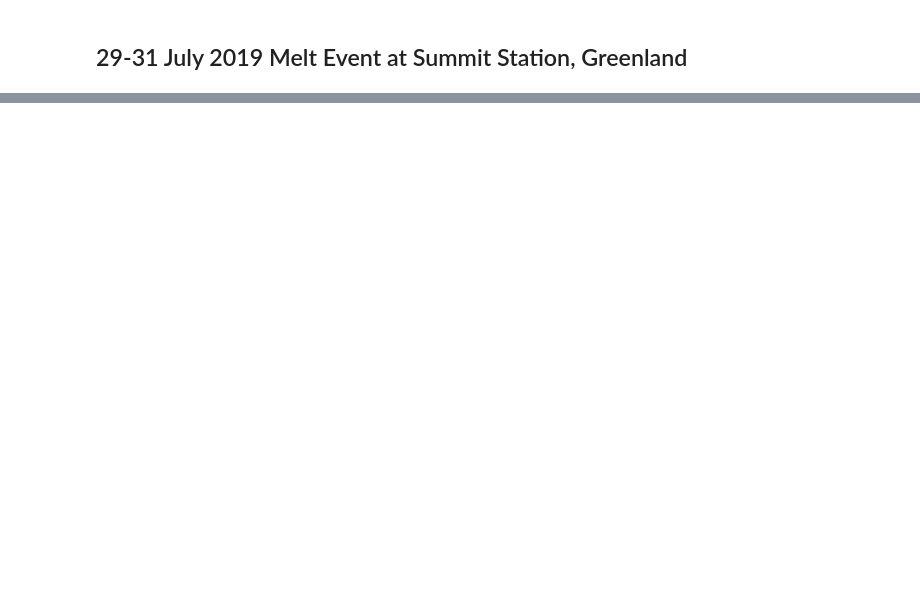
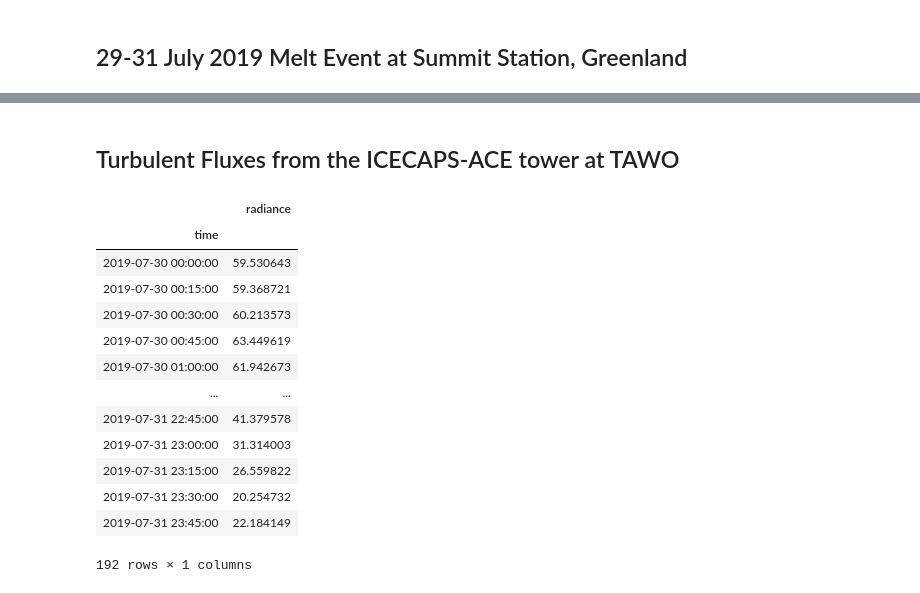
Before and after one commit to vonw/Summit-Melt-Events, a Jupyter notebook: 190729_190731/SummitMelt2019Event.ipynb, the cells around one changed output, grey strips where cells are left out. Saved outputs shown, nothing was run; the diff lists cells and outputs as text; code cells hidden in the pictures; blank space fills up the shorter version.

```diff
--- a/190729_190731/SummitMelt2019Event.ipynb
+++ b/190729_190731/SummitMelt2019Event.ipynb
@@ -125,3 +126,5 @@ show(p4)
 # %% [output]
 [interactive output not drawn]
 [interactive output not drawn]
+# %% [markdown]
+## Turbulent Fluxes from the ICECAPS-ACE tower at TAWO
@@ -127,0 +133,22 @@ show(p4)
+# %%
+windowRadiance = pd.DataFrame({'time': np.concatenate((c1_30.time.values, c1_31.time.values)), 'radiance': np.concatenate((c1_30.mean_rad[:,957].values, c1_31.mean_rad[:,957].values))})
+windowRadiance.index = windowRadiance.time
+windowRadiance = windowRadiance.drop(columns='time')
+windowRadianceAve = windowRadiance.resample('15T').mean()
+# %%
+windowRadianceAve
+# %% [output]
+|  | radiance |
+| time |  |
+| 2019-07-30 00:00:00 | 59.530643 |
+| 2019-07-30 00:15:00 | 59.368721 |
+| 2019-07-30 00:30:00 | 60.213573 |
+| 2019-07-30 00:45:00 | 63.449619 |
+| 2019-07-30 01:00:00 | 61.942673 |
+| ... | ... |
+| 2019-07-31 22:45:00 | 41.379578 |
+| 2019-07-31 23:00:00 | 31.314003 |
+| 2019-07-31 23:15:00 | 26.559822 |
+| 2019-07-31 23:30:00 | 20.254732 |
+| 2019-07-31 23:45:00 | 22.184149 |
+192 rows × 1 columns
```
Also changed, not shown: parts of 8 cells of this notebook, 2 other files.
